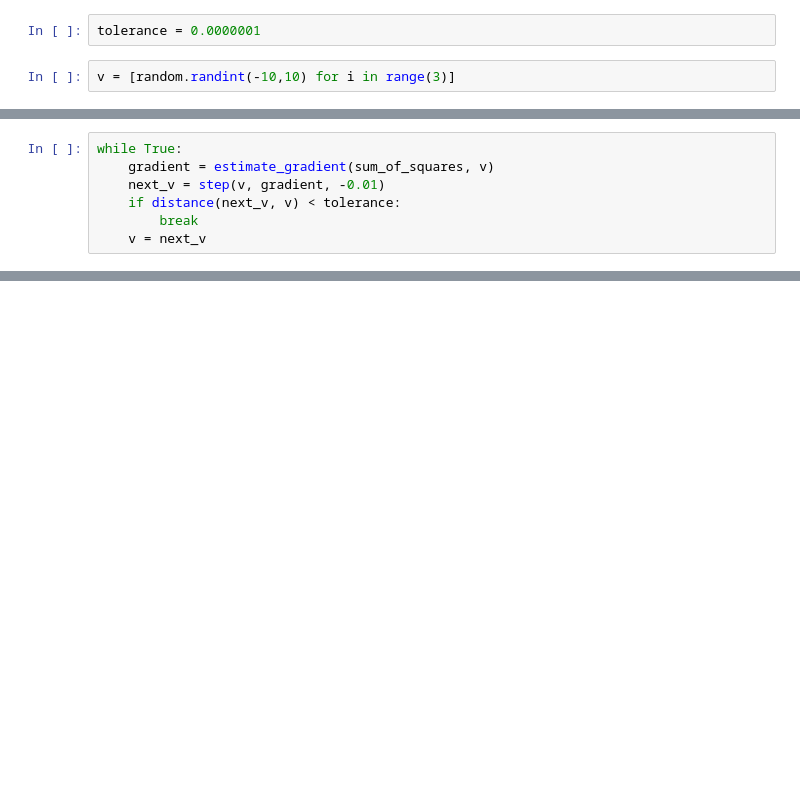
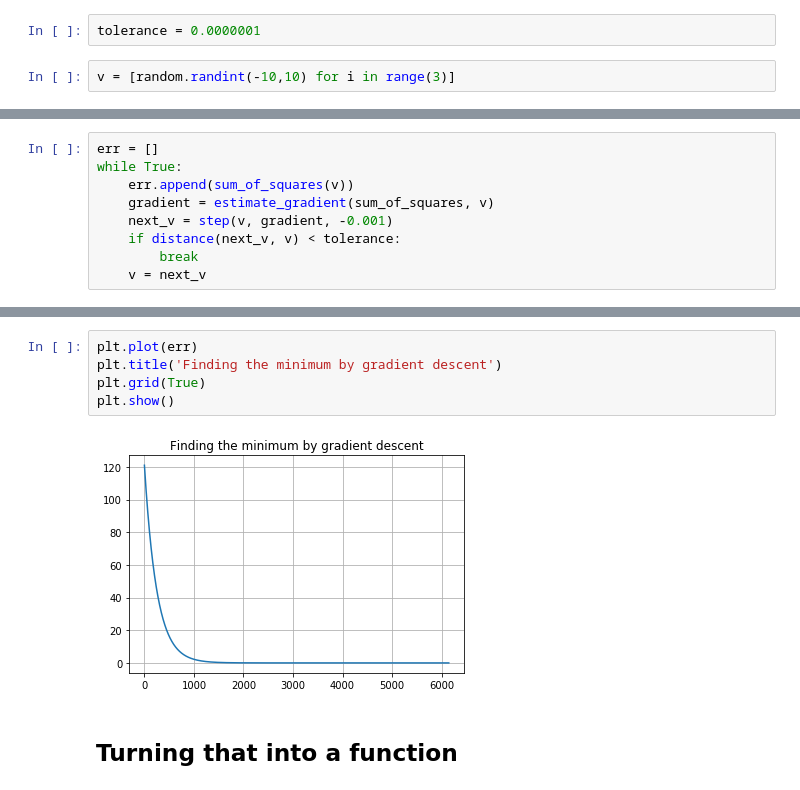
Before and after one commit to cbare/data-science-from-scratch, a Jupyter notebook: chapter_08/gradient_descent.ipynb, the cells around one changed output, grey strips where cells are left out. Drawn from its saved outputs; the diff is of its cells as text; blank space fills up the shorter version.

```diff
--- a/chapter_08/gradient_descent.ipynb
+++ b/chapter_08/gradient_descent.ipynb
@@ -67,7 +82,9 @@ print(v)
 # %%
+err = []
 while True:
+    err.append(sum_of_squares(v))
     gradient = estimate_gradient(sum_of_squares, v)
-    next_v = step(v, gradient, -0.01)
+    next_v = step(v, gradient, -0.001)
     if distance(next_v, v) < tolerance:
         break
     v = next_v
@@ -77,0 +95,9 @@ v
+# %%
+plt.plot(err)
+plt.title('Finding the minimum by gradient descent')
+plt.grid(True)
+plt.show()
+# %% [output]
+[figure, added]
+# %% [markdown]
+## Turning that into a function
```
Also changed, not shown: parts of 23 cells of this notebook.
